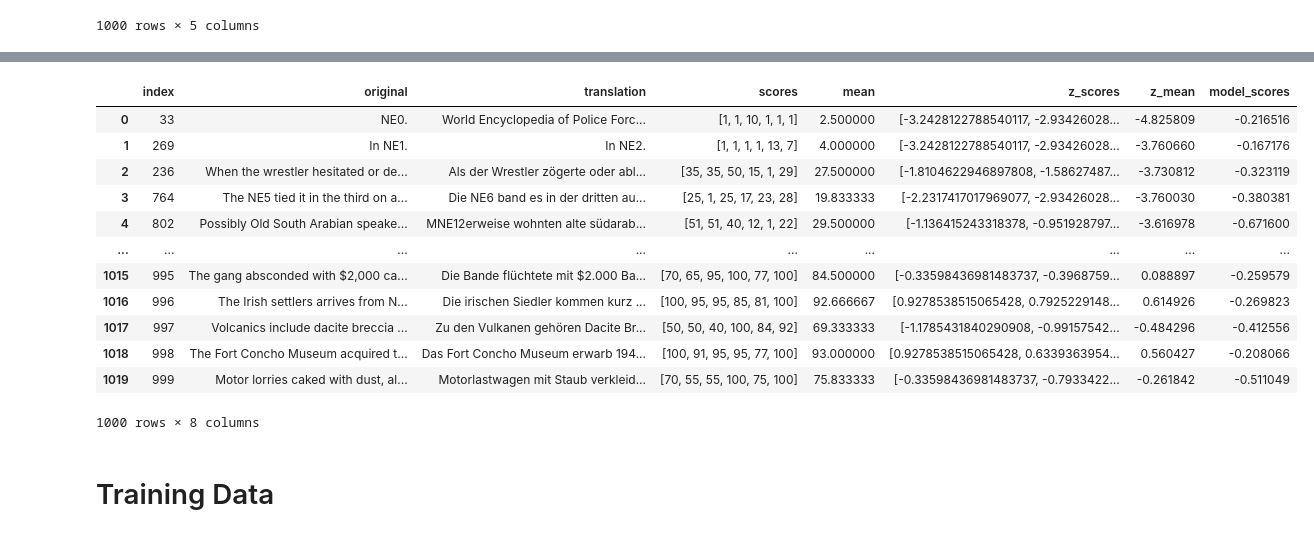
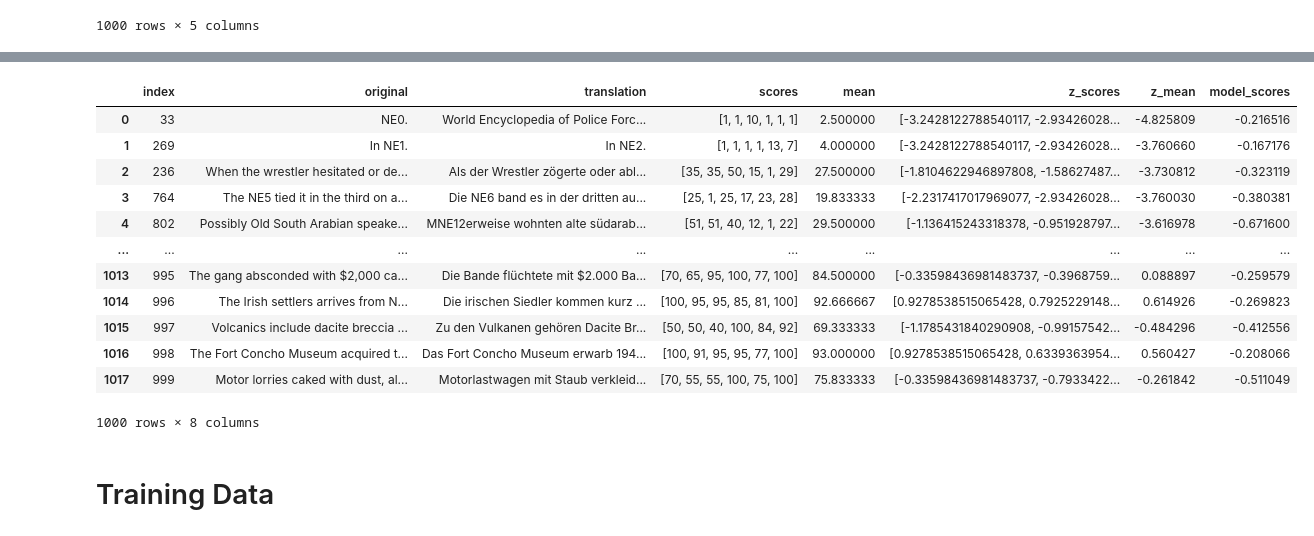
Before and after one commit to reidya3/Shared_task_wmt_2020, a Jupyter notebook: notebooks/masked different levels.ipynb, the cells around one changed output, grey strips where cells are left out. Drawn from its saved outputs; the diff is of its cells as text; code cells hidden in the pictures.

```diff
--- a/notebooks/masked different levels.ipynb
+++ b/notebooks/masked different levels.ipynb
@@ -141,7 +141,7 @@ result_dev
 1000 rows × 5 columns
 # %%
 result_dev = result_dev.sort_values(by=["error"],ascending=False)
-result_dev = result_dev.head(20)
+result_dev = result_dev.head(int(1000 * 0.022))
 result_dev.reset_index(inplace=True,drop=True)
 result_dev
 # %% [output]
@@ -181,24 +181,24 @@ maskd_df = mask(maskd_df,OUT,JSON,entities,"ende")
 # %%
 total_dev_df= pd.concat([maskd_df,en_de_dev_df], ignore_index=True)
 
 total_dev_df.drop_duplicates(subset=["index"],keep="first",inplace=True)
 
-total_dev_df.to_csv("../masked-data/masked_dev_en_de_020.tsv", index = None, header=True,sep = '\t')
+total_dev_df.to_csv("../masked-data/masked_dev_en_de_022.tsv", index = None, header=True,sep = '\t')
 
 total_dev_df
 # %% [output]
 |  | index | original | translation | scores | mean | z_scores | z_mean | model_scores |
 | 0 | 33 | NE0. | World Encyclopedia of Police Forc... | [1, 1, 10, 1, 1, 1] | 2.500000 | [-3.2428122788540117, -2.93426028... | -4.825809 | -0.216516 |
 | 1 | 269 | In NE1. | In NE2. | [1, 1, 1, 1, 13, 7] | 4.000000 | [-3.2428122788540117, -2.93426028... | -3.760660 | -0.167176 |
 | 2 | 236 | When the wrestler hesitated or de... | Als der Wrestler zögerte oder abl... | [35, 35, 50, 15, 1, 29] | 27.500000 | [-1.8104622946897808, -1.58627487... | -3.730812 | -0.323119 |
 | 3 | 764 | The NE5 tied it in the third on a... | Die NE6 band es in der dritten au... | [25, 1, 25, 17, 23, 28] | 19.833333 | [-2.2317417017969077, -2.93426028... | -3.760030 | -0.380381 |
 | 4 | 802 | Possibly Old South Arabian speake... | MNE12erweise wohnten alte südarab... | [51, 51, 40, 12, 1, 22] | 29.500000 | [-1.136415243318378, -0.951928797... | -3.616978 | -0.671600 |
 | ... | ... | ... | ... | ... | ... | ... | ... | ... |
-| 1015 | 995 | The gang absconded with $2,000 ca... | Die Bande flüchtete mit $2.000 Ba... | [70, 65, 95, 100, 77, 100] | 84.500000 | [-0.33598436981483737, -0.3968759... | 0.088897 | -0.259579 |
-| 1016 | 996 | The Irish settlers arrives from N... | Die irischen Siedler kommen kurz ... | [100, 95, 95, 85, 81, 100] | 92.666667 | [0.9278538515065428, 0.7925229148... | 0.614926 | -0.269823 |
-| 1017 | 997 | Volcanics include dacite breccia ... | Zu den Vulkanen gehören Dacite Br... | [50, 50, 40, 100, 84, 92] | 69.333333 | [-1.1785431840290908, -0.99157542... | -0.484296 | -0.412556 |
-| 1018 | 998 | The Fort Concho Museum acquired t... | Das Fort Concho Museum erwarb 194... | [100, 91, 95, 95, 77, 100] | 93.000000 | [0.9278538515065428, 0.6339363954... | 0.560427 | -0.208066 |
-| 1019 | 999 | Motor lorries caked with dust, al... | Motorlastwagen mit Staub verkleid... | [70, 55, 55, 100, 75, 100] | 75.833333 | [-0.33598436981483737, -0.7933422... | -0.261842 | -0.511049 |
+| 1013 | 995 | The gang absconded with $2,000 ca... | Die Bande flüchtete mit $2.000 Ba... | [70, 65, 95, 100, 77, 100] | 84.500000 | [-0.33598436981483737, -0.3968759... | 0.088897 | -0.259579 |
+| 1014 | 996 | The Irish settlers arrives from N... | Die irischen Siedler kommen kurz ... | [100, 95, 95, 85, 81, 100] | 92.666667 | [0.9278538515065428, 0.7925229148... | 0.614926 | -0.269823 |
+| 1015 | 997 | Volcanics include dacite breccia ... | Zu den Vulkanen gehören Dacite Br... | [50, 50, 40, 100, 84, 92] | 69.333333 | [-1.1785431840290908, -0.99157542... | -0.484296 | -0.412556 |
+| 1016 | 998 | The Fort Concho Museum acquired t... | Das Fort Concho Museum erwarb 194... | [100, 91, 95, 95, 77, 100] | 93.000000 | [0.9278538515065428, 0.6339363954... | 0.560427 | -0.208066 |
+| 1017 | 999 | Motor lorries caked with dust, al... | Motorlastwagen mit Staub verkleid... | [70, 55, 55, 100, 75, 100] | 75.833333 | [-0.33598436981483737, -0.7933422... | -0.261842 | -0.511049 |
 1000 rows × 8 columns
 # %% [markdown]
 # Training Data
```
Also changed, not shown: parts of 3 cells of this notebook, 4 other files.
